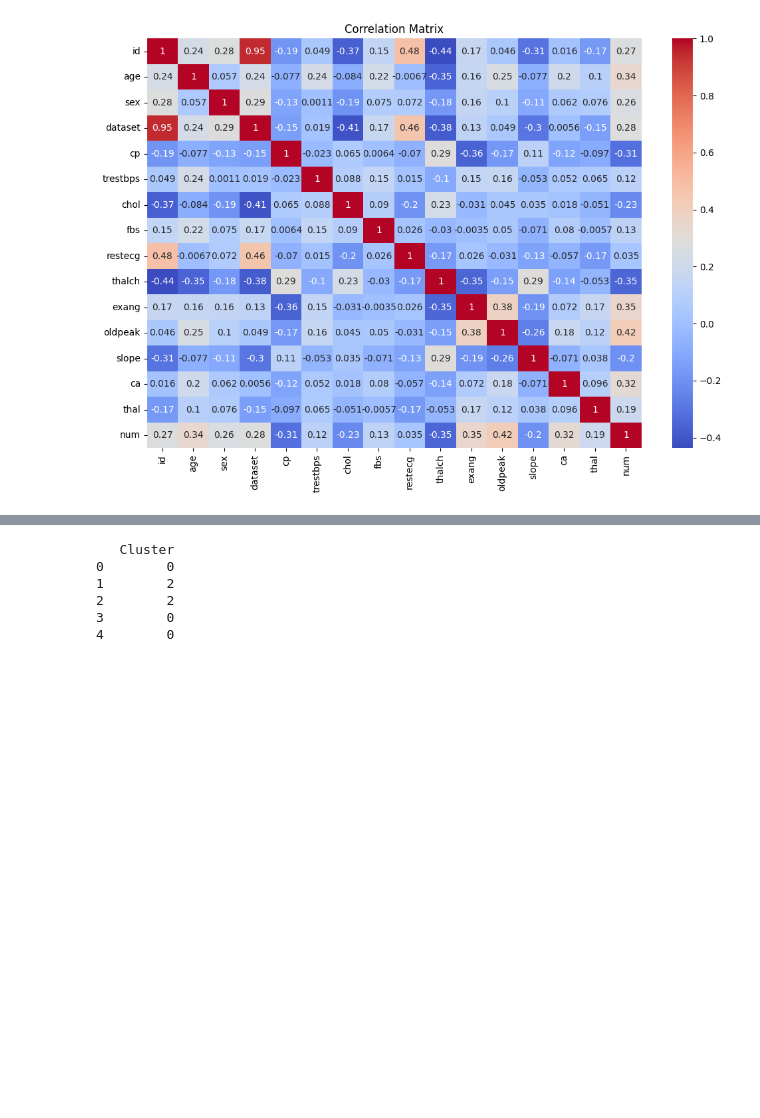
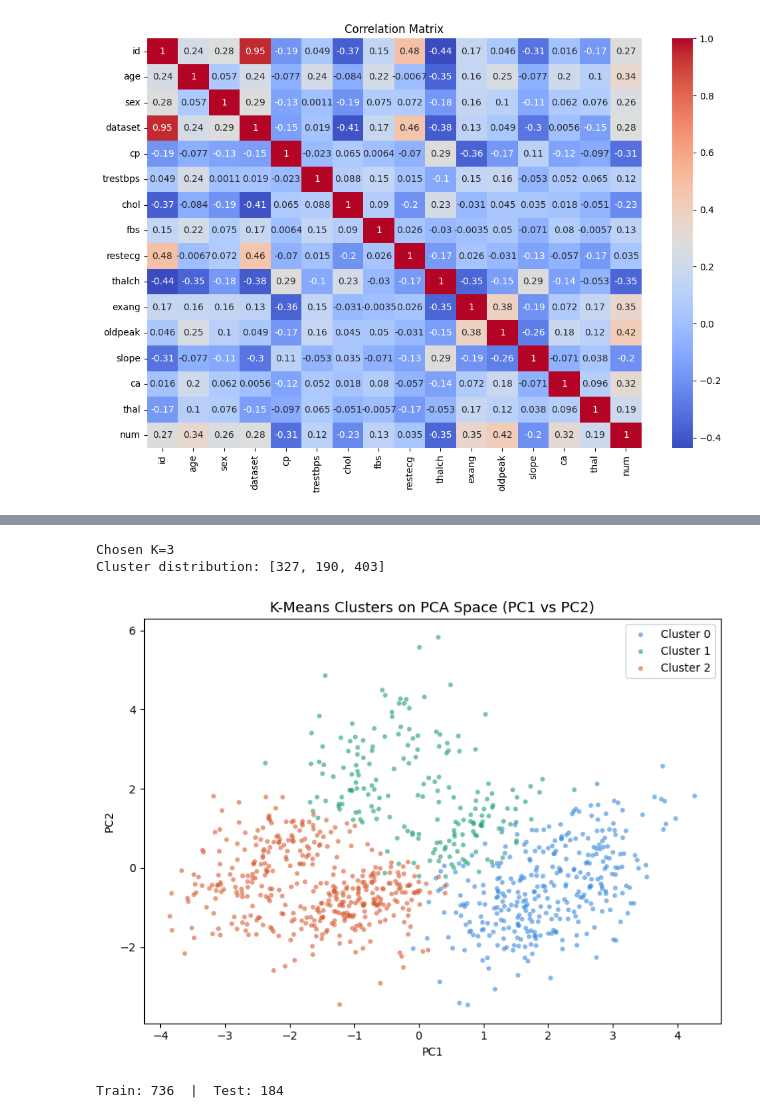
Before and after one commit to RadhikaKapoor383/Python-practise, a Jupyter notebook: AI Lab codes/final lab/AI_finalLab-radhika.ipynb, the cells around one changed output, grey strips where cells are left out. Cells and saved outputs as stored; diff of their text form; code cells hidden in the pictures; blank space fills up the shorter version.

```diff
--- a/AI Lab codes/final lab/AI_finalLab-radhika.ipynb
+++ b/AI Lab codes/final lab/AI_finalLab-radhika.ipynb
@@ -197,28 +248,35 @@ plt.show()
 # %%
-kmeans = KMeans(n_clusters=3, random_state=42)
-clusters = kmeans.fit_predict(X_pca)
+BEST_K = 3
+km_final = KMeans(n_clusters=BEST_K, random_state=42, n_init=10)
+cluster_labels = km_final.fit_predict(X_pca)
+print(f"\nChosen K={BEST_K}")
+print(f"Cluster distribution: {np.bincount(cluster_labels).tolist()}")
 
-# Add clusters to dataframe
-df['Cluster'] = clusters
-
-print(df[['Cluster']].head())
+# Scatter plot of clusters on PC1 vs PC2
+plt.figure(figsize=(8, 6))
+colors = ["#378ADD", "#1D9E75", "#D85A30"]
+for c in range(BEST_K):
+    mask = cluster_labels == c
+    plt.scatter(X_pca[mask, 0], X_pca[mask, 1],
+                c=colors[c], label=f"Cluster {c}",
+                alpha=0.6, s=18, edgecolors="none")
+plt.xlabel("PC1")
+plt.ylabel("PC2")
+plt.title("K-Means Clusters on PCA Space (PC1 vs PC2)", fontsize=13)
+plt.legend()
+plt.tight_layout()
+plt.savefig("cluster_scatter.png", dpi=150)
+plt.show()
 # %% [output]
-   Cluster
-0        0
-1        2
-2        2
-3        0
-4        0
+Chosen K=3
+Cluster distribution: [327, 190, 403]
+[figure, added]
 # %%
-# Features and labels
-X_final = X_pca
-y_final = clusters
-
-# Split data
 X_train, X_test, y_train, y_test = train_test_split(
-    X_final,
-    y_final,
-    test_size=0.2,
-    random_state=42
+    X_pca, cluster_labels,
+    test_size=0.2, random_state=42, stratify=cluster_labels
 )
+print(f"\nTrain: {len(X_train)}  |  Test: {len(X_test)}")
+# %% [output]
+Train: 736  |  Test: 184
 # %%
```
Also changed, not shown: parts of 12 cells of this notebook, 7 other files.
